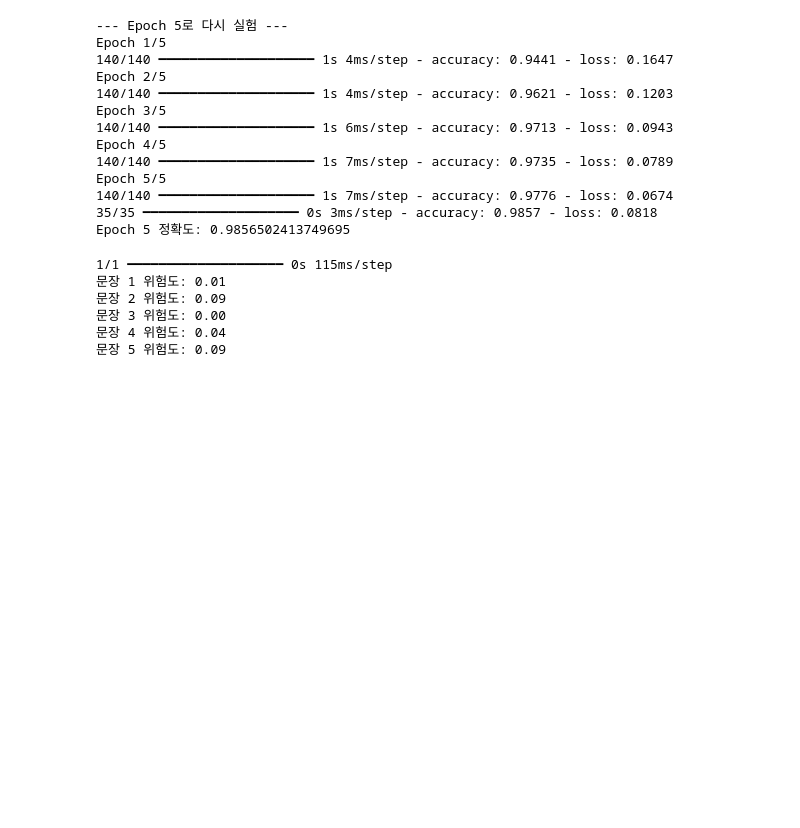
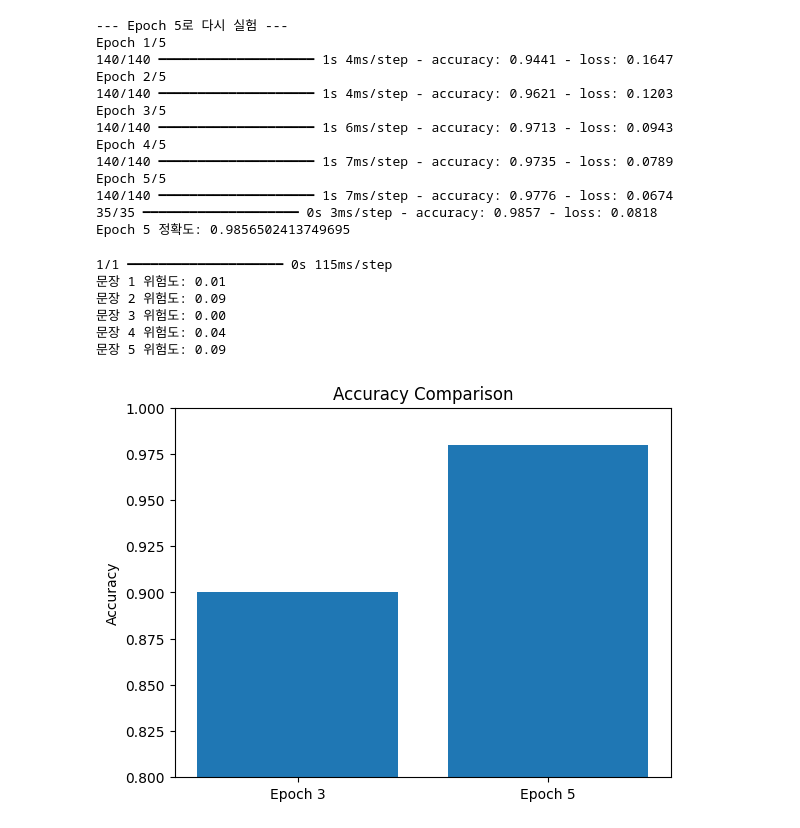
Before and after one commit to haruuu04/ai-security-practice, a Jupyter notebook: 인공지능보안응용5_5일1번파일.ipynb, the cells around one changed output. Saved outputs shown, nothing was run; the diff lists cells and outputs as text; code cells hidden in the pictures; blank space fills up the shorter version.

Commit message:
Add accuracy comparison

```diff
--- a/인공지능보안응용5_5일1번파일.ipynb
+++ b/인공지능보안응용5_5일1번파일.ipynb
@@ -138,3 +138,18 @@ for i, p in enumerate(pred):
 문장 3 위험도: 0.00
 문장 4 위험도: 0.04
 문장 5 위험도: 0.09
+# %%
+import matplotlib.pyplot as plt
+
+labels = ['Epoch 3', 'Epoch 5']
+scores = [0.90, 0.98]
+
+plt.bar(labels, scores)
+
+plt.ylim(0.8, 1.0)
+plt.ylabel("Accuracy")
+plt.title("Accuracy Comparison")
+
+plt.show()
+# %% [output]
+[figure, added]
```
